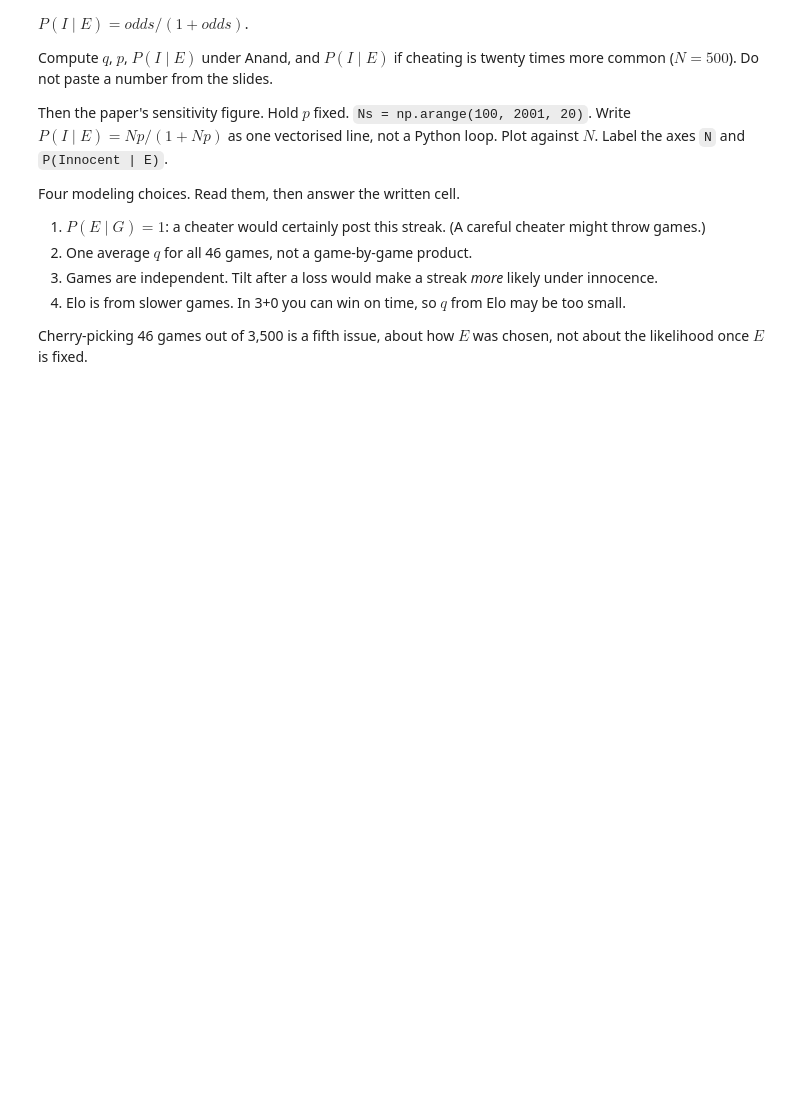
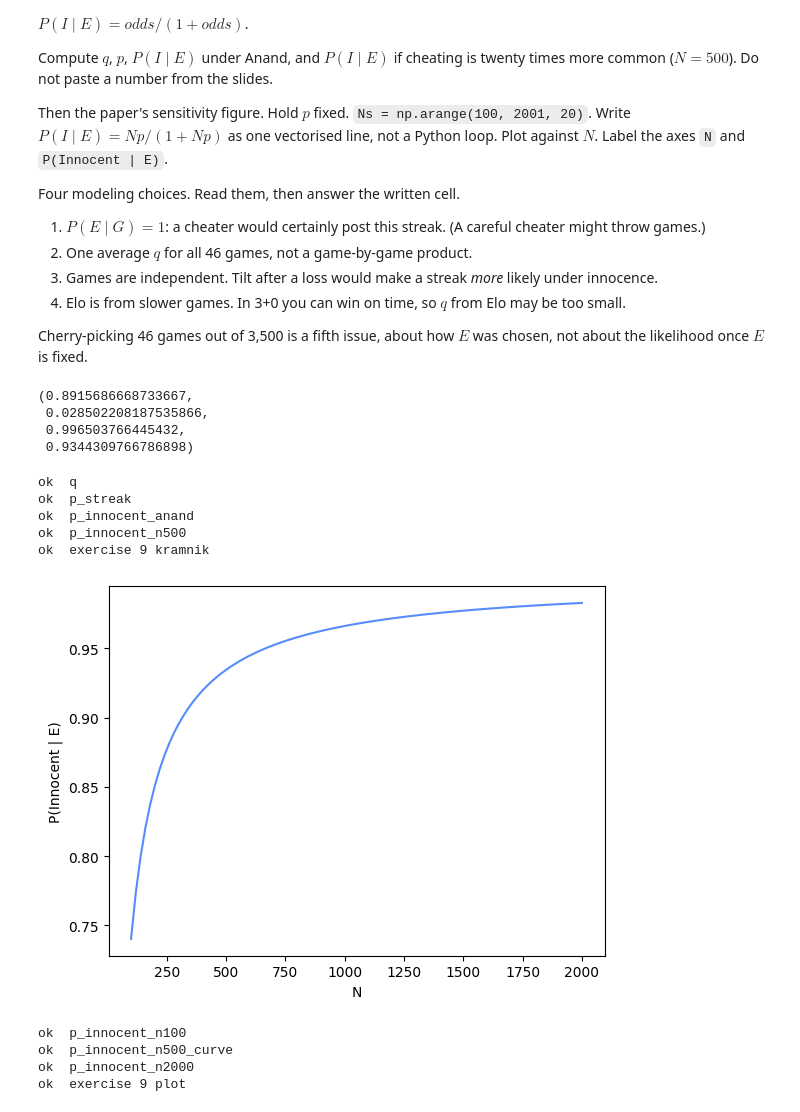
Before and after one commit to sjuzzaman/AII_600_001-Syed_Junaid_Uzzaman, a Jupyter notebook: Labs/lab2.ipynb, the cells around one changed output. Saved outputs shown, nothing was run; the diff lists cells and outputs as text; code cells hidden in the pictures; blank space fills up the shorter version.

Commit message:
completed the rest of the exercises

```diff
--- a/Labs/lab2.ipynb
+++ b/Labs/lab2.ipynb
@@ -389,26 +443,44 @@ Four modeling choices. Read them, then answer the written cell.
 
 Cherry-picking 46 games out of 3,500 is a fifth issue, about how $E$ was chosen, not about the likelihood once $E$ is fixed.
 # %%
-q = None
-p_streak = None
-p_innocent_anand = None   # N = 10000
-p_innocent_n500 = None    # N = 500
+q = 10**(366/400)/(1+10**(366/400))
+p_streak = 46 * (q**45) * (1-q)
+p_innocent_anand = (10000 * p_streak) / (1 + 10000 * p_streak)   # N = 10000
+p_innocent_n500 = (500 * p_streak) / (1 + 500 * p_streak)    # N = 500
 q, p_streak, p_innocent_anand, p_innocent_n500
+# %% [output]
+(0.8915686668733667,
+ 0.028502208187535866,
+ 0.996503766445432,
+ 0.9344309766786898)
 # %%
 check("q", q, "cf68f1e045a3e8bd")
 check("p_streak", p_streak, "7fa07bbc2ca92403")
 check("p_innocent_anand", p_innocent_anand, "c9328b115ebbcf9c")
 check("p_innocent_n500", p_innocent_n500, "8273073091010a7d")
 print("ok  exercise 9 kramnik")
+# %% [output]
+ok  q
+ok  p_streak
+ok  p_innocent_anand
+ok  p_innocent_n500
+ok  exercise 9 kramnik
 # %%
 import numpy as np
 import matplotlib.pyplot as plt
 
 Ns = np.arange(100, 2001, 20)
-p_innocent_vs_N = None  # vectorised in Ns and p_streak
+p_innocent_vs_N = (Ns * p_streak) / (1 + Ns * p_streak)  # vectorised in Ns and p_streak
 # plot; label axes N and P(Innocent | E)
 # pip install numpy matplotlib if an import fails
 p_innocent_vs_N
+
+plt.plot(Ns, p_innocent_vs_N)
+plt.xlabel("N")
+plt.ylabel("P(Innocent | E)")
+plt.show()
+# %% [output]
+[figure, added]
 # %%
 import numpy as np
 assert np.array_equal(np.asarray(Ns), np.arange(100, 2001, 20)), "use Ns = np.arange(100, 2001, 20)"
@@ -420,6 +492,11 @@ check("p_innocent_n500_curve", float(p_innocent_vs_N[np.where(np.asarray(Ns) ==
 check("p_innocent_n2000", float(p_innocent_vs_N[-1]), "58179073542bfc75")
 assert np.all(np.diff(p_innocent_vs_N) > 0), "posterior of innocence should rise with N"
 print("ok  exercise 9 plot")
+# %% [output]
+ok  p_innocent_n100
+ok  p_innocent_n500_curve
+ok  p_innocent_n2000
+ok  exercise 9 plot
 # %% [markdown]
 Kramnik quotes $p=P(E\mid I)\approx 3\%$ as if that were the chance Nakamura cheated. What probability is that, and what probability did we compute instead?
 
```
Also changed, not shown: parts of 19 cells of this notebook.
